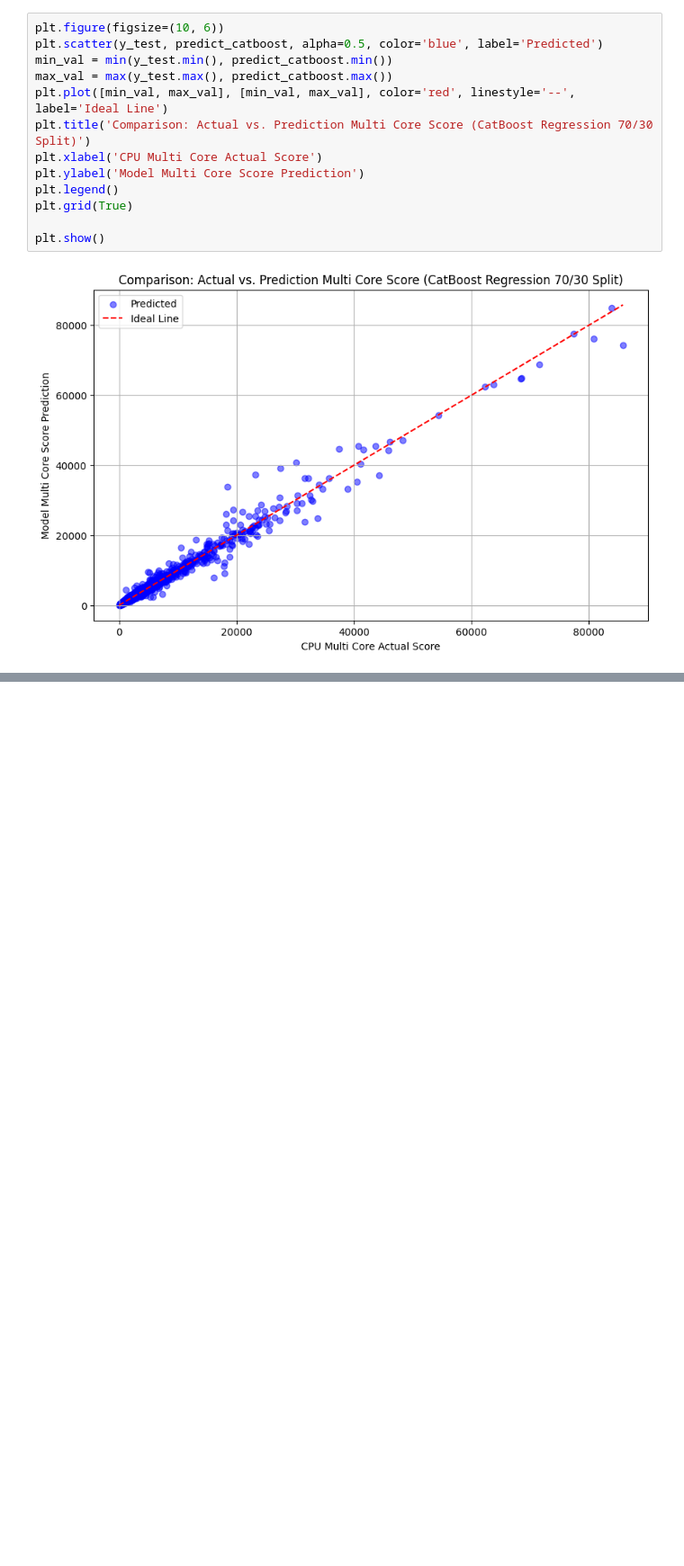
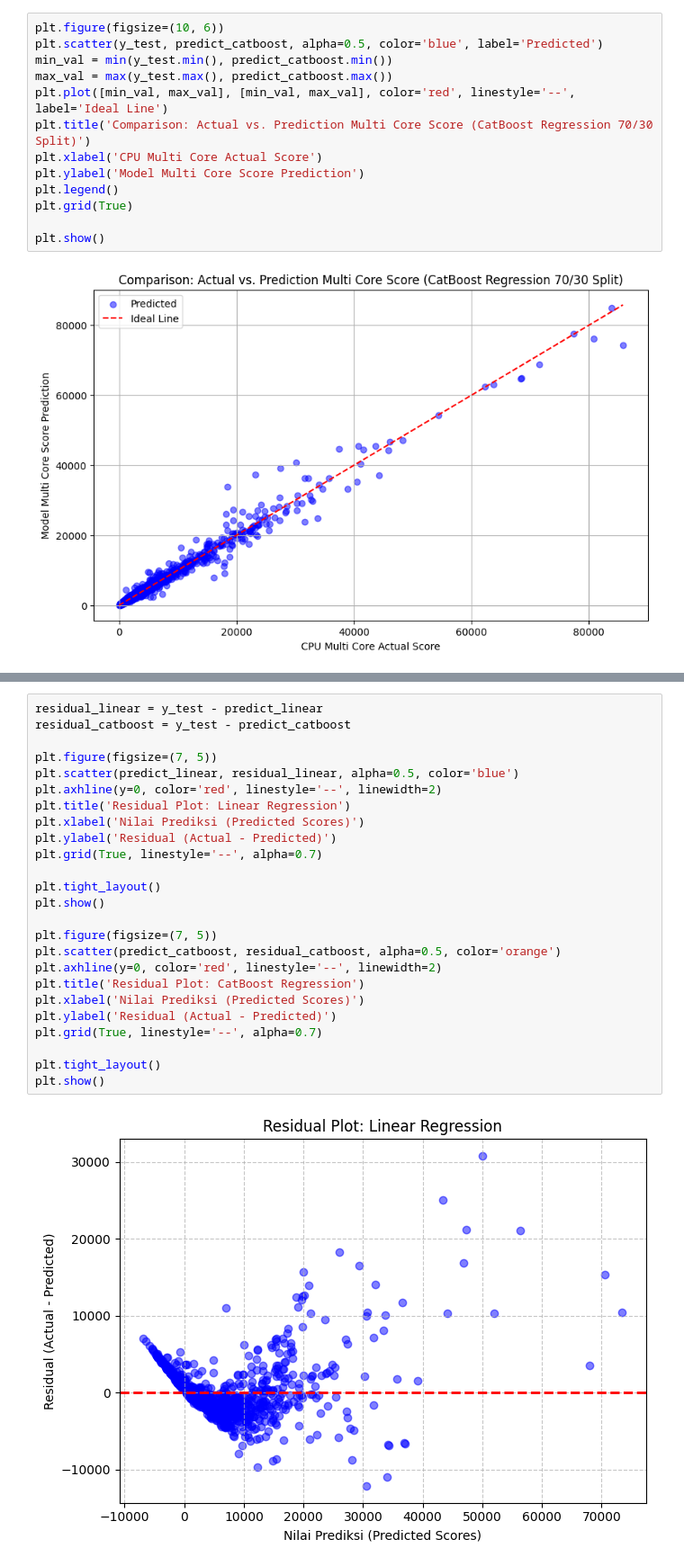
Before and after one commit to Payama01/cpu-multicore-scoring-ml, a Jupyter notebook: notebooks/02_modeling.ipynb, the cells around one changed output, grey strips where cells are left out. Shown at 90% size. Saved outputs shown, nothing was run; the diff lists cells and outputs as text; blank space fills up the shorter version.

```diff
--- a/notebooks/02_modeling.ipynb
+++ b/notebooks/02_modeling.ipynb
@@ -146,0 +244,27 @@ plt.show()
+# %%
+residual_linear = y_test - predict_linear
+residual_catboost = y_test - predict_catboost
+
+plt.figure(figsize=(7, 5))
+plt.scatter(predict_linear, residual_linear, alpha=0.5, color='blue')
+plt.axhline(y=0, color='red', linestyle='--', linewidth=2)
+plt.title('Residual Plot: Linear Regression')
+plt.xlabel('Nilai Prediksi (Predicted Scores)')
+plt.ylabel('Residual (Actual - Predicted)')
+plt.grid(True, linestyle='--', alpha=0.7)
+
+plt.tight_layout()
+plt.show()
+
+plt.figure(figsize=(7, 5))
+plt.scatter(predict_catboost, residual_catboost, alpha=0.5, color='orange')
+plt.axhline(y=0, color='red', linestyle='--', linewidth=2)
+plt.title('Residual Plot: CatBoost Regression')
+plt.xlabel('Nilai Prediksi (Predicted Scores)')
+plt.ylabel('Residual (Actual - Predicted)')
+plt.grid(True, linestyle='--', alpha=0.7)
+
+plt.tight_layout()
+plt.show()
+# %% [output]
+[figure, added]
```
Also changed, not shown: parts of 34 cells of this notebook, 1 other file.
